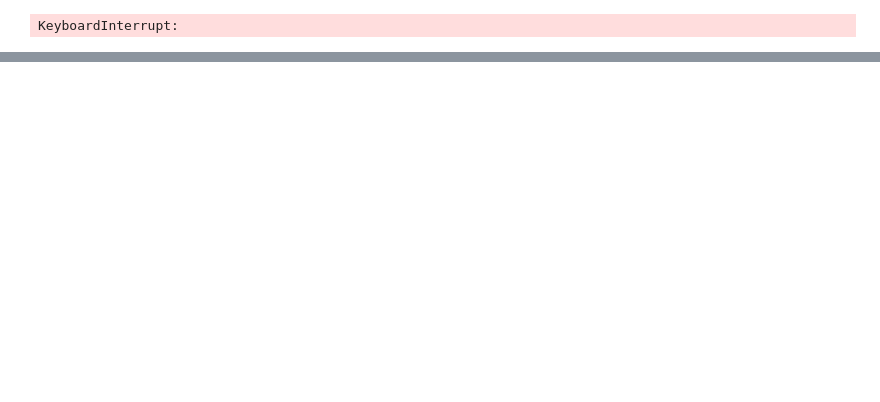
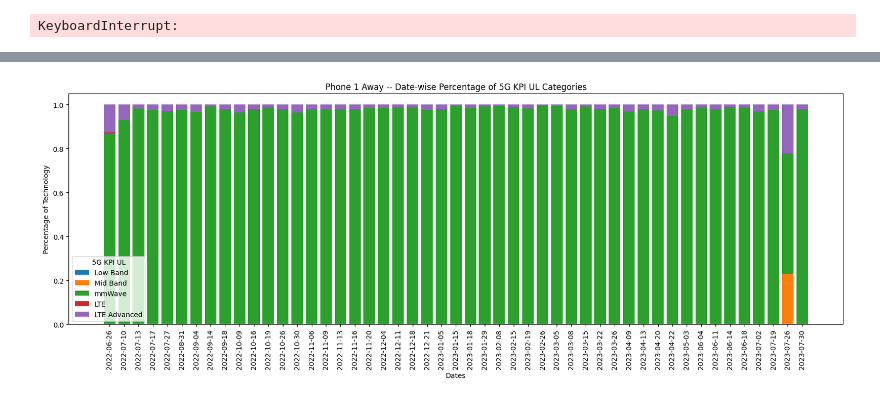
Before and after one commit to Bobeshwar/5gevolution, a Jupyter notebook: dataProcessing.ipynb, the cells around one changed output, grey strips where cells are left out. Saved outputs shown, nothing was run; the diff lists cells and outputs as text; code cells hidden in the pictures; blank space fills up the shorter version.

```diff
--- a/dataProcessing.ipynb
+++ b/dataProcessing.ipynb
@@ -124,0 +137,4 @@ def GenerateGraph(location,title):
+# %%
+GenerateGraph("Phone1Away.csv", "Phone 1 Away")
+# %% [output]
+[figure, added]
```
Also changed, not shown: parts of 6 cells of this notebook, 1 other file.
